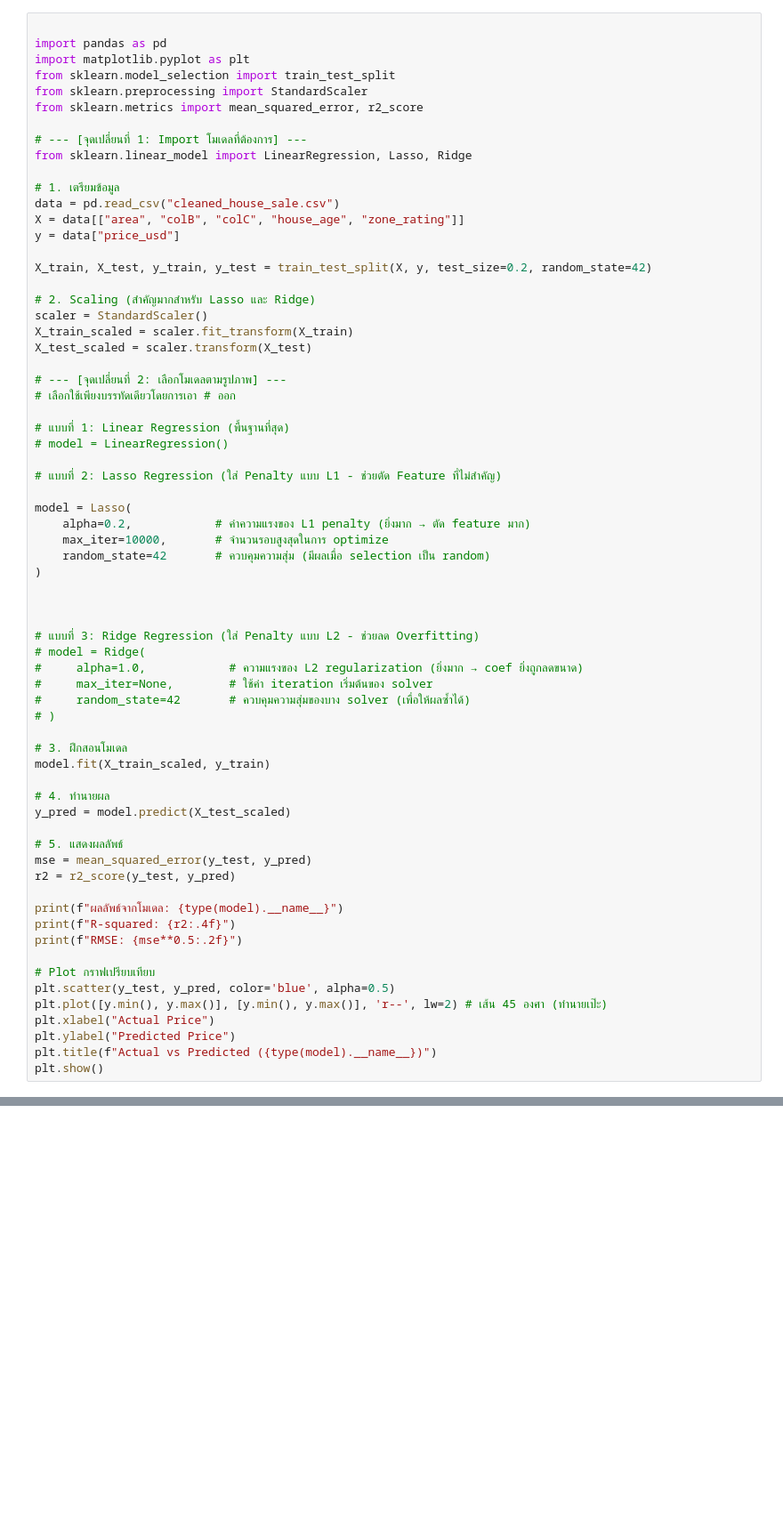
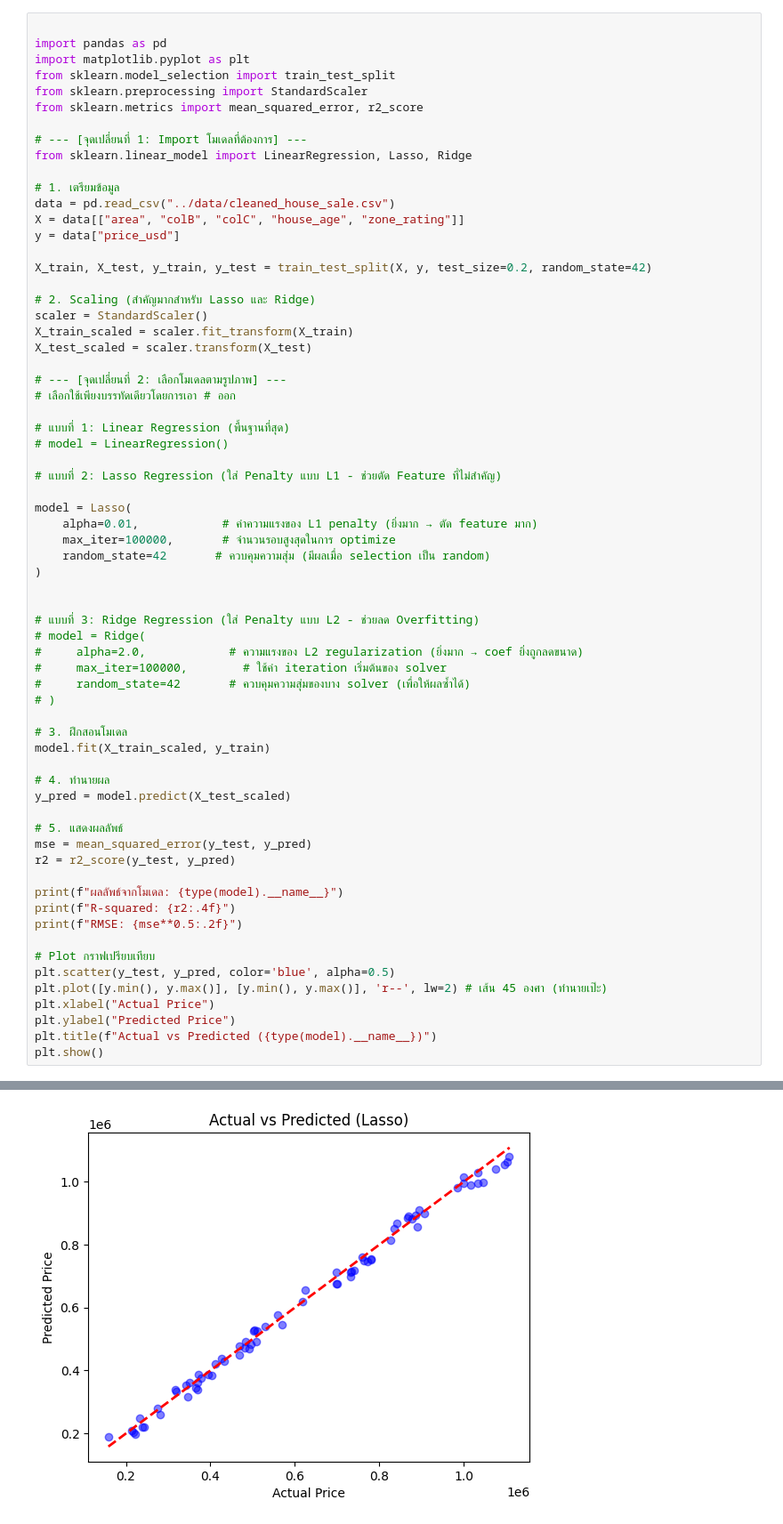
Before and after one commit to TK114-5354/Basic_principles_of_Artificial_intelligence, a Jupyter notebook: Workplace/Regression/task/Ridge Lasso.ipynb, the cells around one changed output, grey strips where cells are left out. Shown at 89% size. Cells and saved outputs as stored; diff of their text form; blank space fills up the shorter version.

```diff
--- a/Workplace/Regression/task/Ridge Lasso.ipynb
+++ b/Workplace/Regression/task/Ridge Lasso.ipynb
@@ -10,7 +10,7 @@ from sklearn.metrics import mean_squared_error, r2_score
 from sklearn.linear_model import LinearRegression, Lasso, Ridge
 
 # 1. เตรียมข้อมูล
-data = pd.read_csv("cleaned_house_sale.csv")
+data = pd.read_csv("../data/cleaned_house_sale.csv")
 X = data[["area", "colB", "colC", "house_age", "zone_rating"]]
 y = data["price_usd"]
 
@@ -30,17 +30,16 @@ X_test_scaled = scaler.transform(X_test)
 # แบบที่ 2: Lasso Regression (ใส่ Penalty แบบ L1 - ช่วยตัด Feature ที่ไม่สำคัญ)
 
 model = Lasso(
-    alpha=0.2,            # ค่าความแรงของ L1 penalty (ยิ่งมาก → ตัด feature มาก)
-    max_iter=10000,       # จำนวนรอบสูงสุดในการ optimize
+    alpha=0.01,            # ค่าความแรงของ L1 penalty (ยิ่งมาก → ตัด feature มาก)
+    max_iter=100000,       # จำนวนรอบสูงสุดในการ optimize
     random_state=42       # ควบคุมความสุ่ม (มีผลเมื่อ selection เป็น random)
 )
 
 
-
 # แบบที่ 3: Ridge Regression (ใส่ Penalty แบบ L2 - ช่วยลด Overfitting)
 # model = Ridge(
-#     alpha=1.0,            # ความแรงของ L2 regularization (ยิ่งมาก → coef ยิ่งถูกลดขนาด)
-#     max_iter=None,        # ใช้ค่า iteration เริ่มต้นของ solver
+#     alpha=2.0,            # ความแรงของ L2 regularization (ยิ่งมาก → coef ยิ่งถูกลดขนาด)
+#     max_iter=100000,        # ใช้ค่า iteration เริ่มต้นของ solver
 #     random_state=42       # ควบคุมความสุ่มของบาง solver (เพื่อให้ผลซ้ำได้)
 # )
 
@@ -65,3 +64,4 @@ plt.xlabel("Actual Price")
 plt.ylabel("Predicted Price")
 plt.title(f"Actual vs Predicted ({type(model).__name__})")
 plt.show()
+# %% [output]
@@ -67,0 +71 @@ plt.show()
+[figure, added]
```
Also changed, not shown: parts of 1 cell of this notebook, 15 other files.
